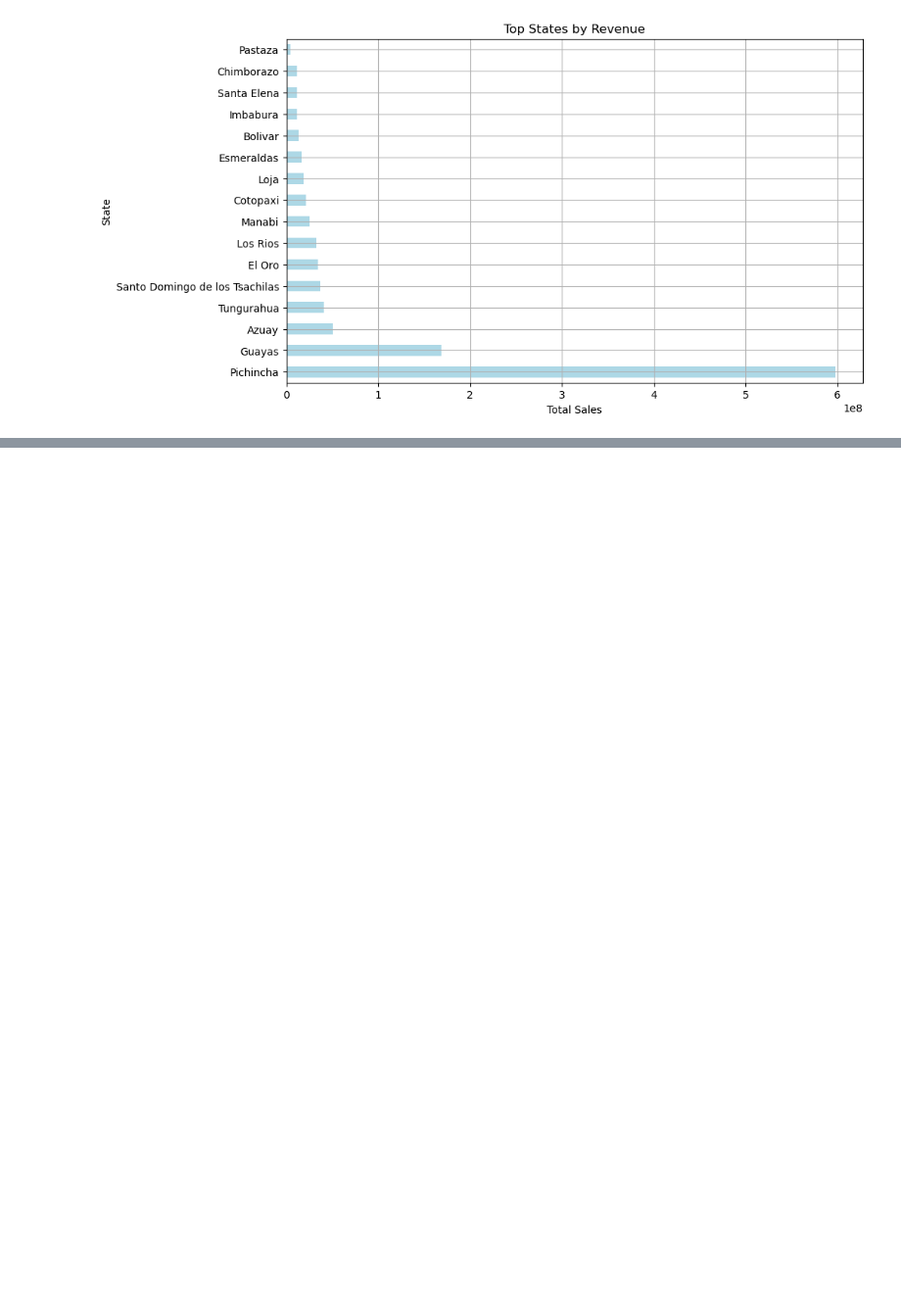
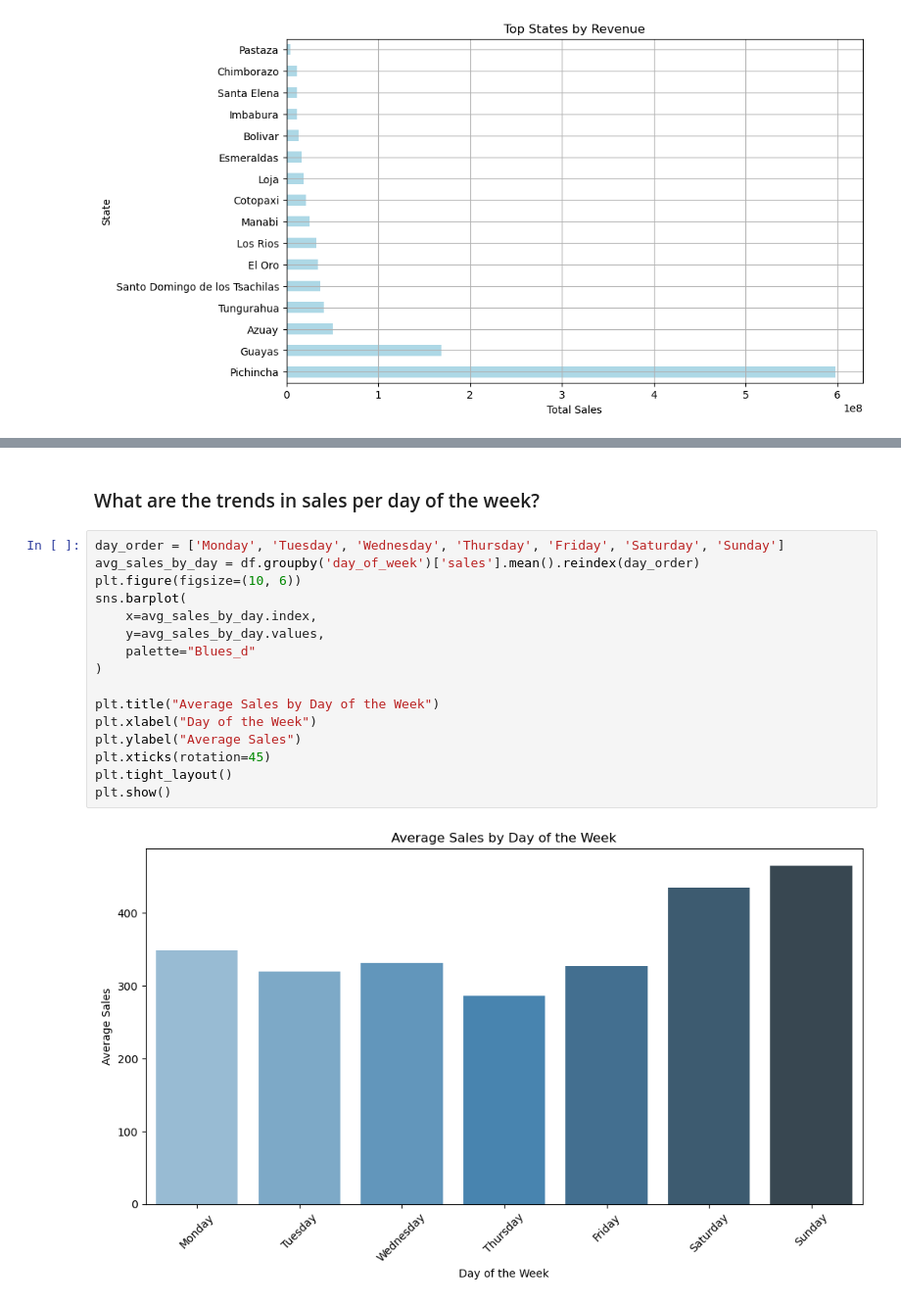
Before and after one commit to Seif-Eldin-Omar/sales-forecasting-optimization, a Jupyter notebook: notebooks/visualization_demo.ipynb, the cells around one changed output, grey strips where cells are left out. Shown at 98% size. Cells and saved outputs as stored; diff of their text form; blank space fills up the shorter version.

```diff
--- a/notebooks/visualization_demo.ipynb
+++ b/notebooks/visualization_demo.ipynb
@@ -105,0 +122,20 @@ plt.show()
+# %% [markdown]
+### What are the trends in sales per day of the week?
+# %%
+day_order = ['Monday', 'Tuesday', 'Wednesday', 'Thursday', 'Friday', 'Saturday', 'Sunday']
+avg_sales_by_day = df.groupby('day_of_week')['sales'].mean().reindex(day_order)
+plt.figure(figsize=(10, 6))
+sns.barplot(
+    x=avg_sales_by_day.index,
+    y=avg_sales_by_day.values,
+    palette="Blues_d"
+)
+
+plt.title("Average Sales by Day of the Week")
+plt.xlabel("Day of the Week")
+plt.ylabel("Average Sales")
+plt.xticks(rotation=45)
+plt.tight_layout()
+plt.show()
+# %% [output]
+[figure, added]
```
Also changed, not shown: parts of 19 cells of this notebook.
